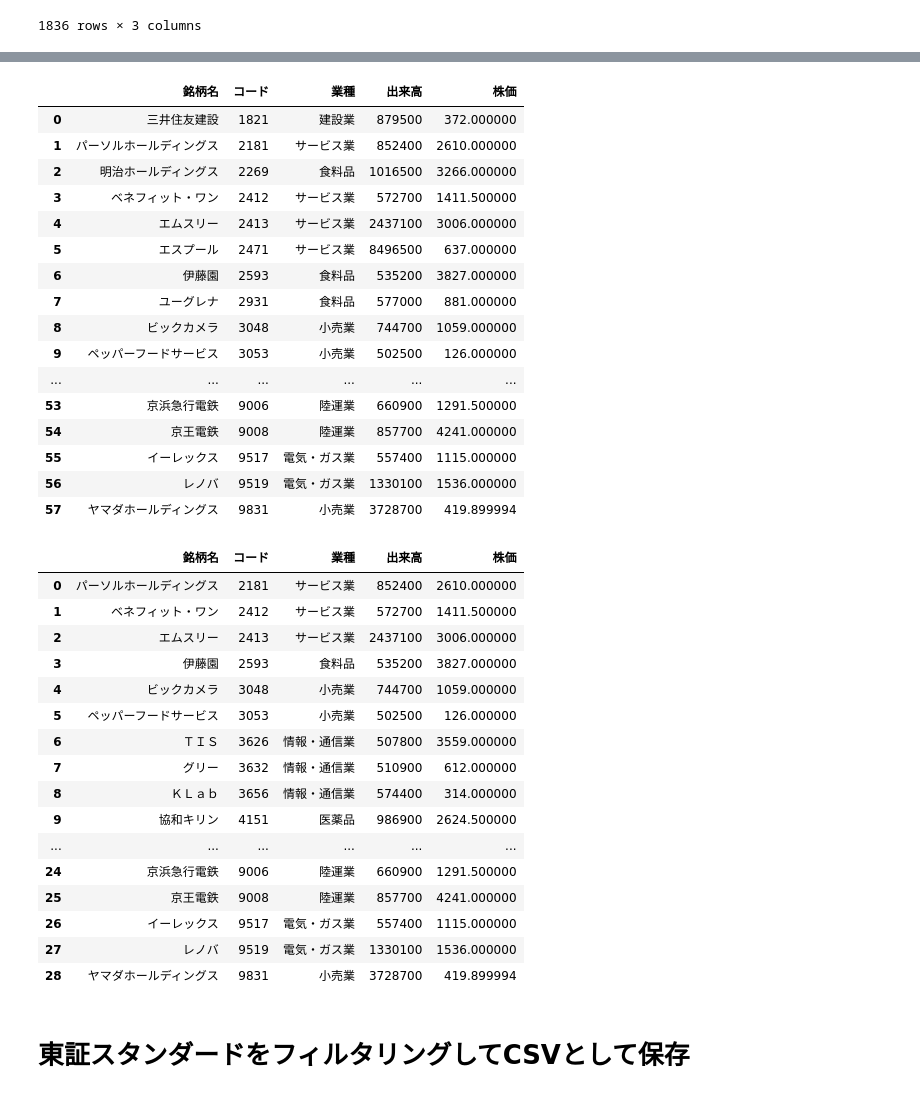
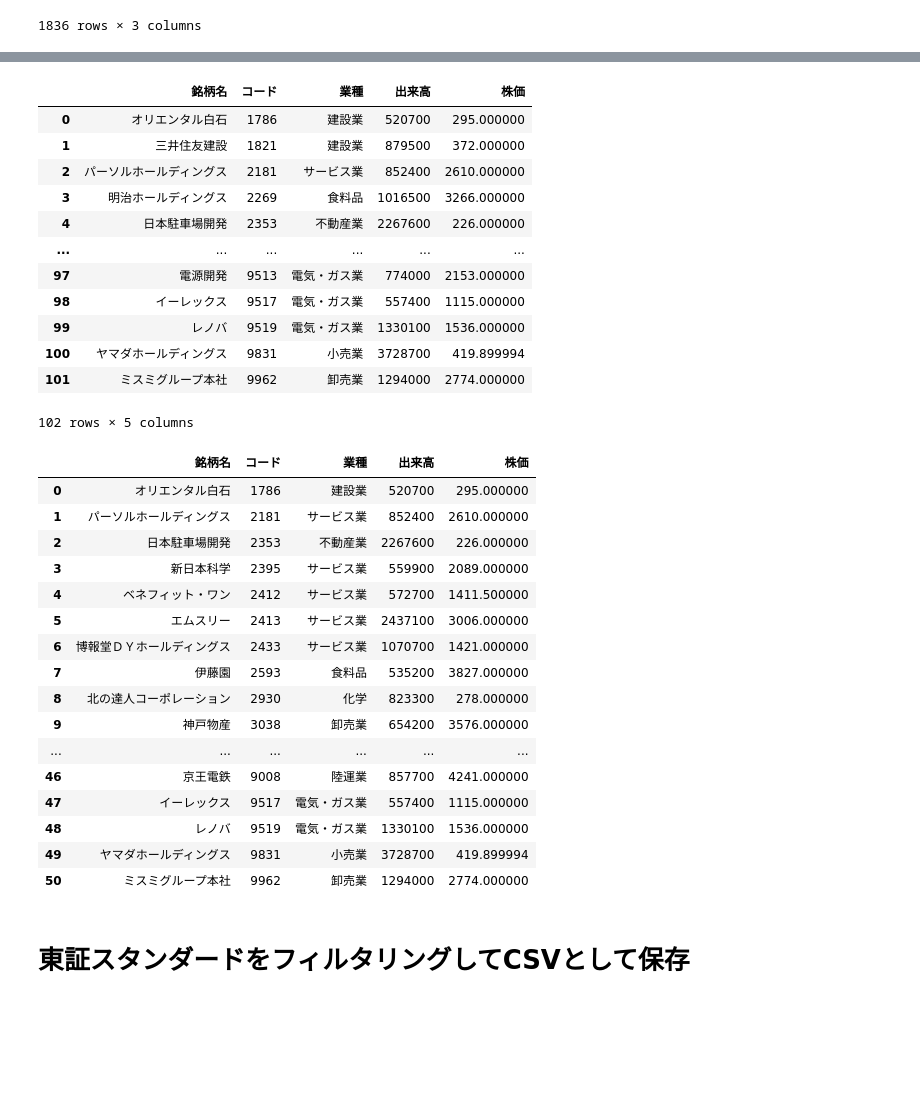
Before and after one commit to hirokimituya/book_create-profitable-AI-with-Python, a Jupyter notebook: technical_analysis/銘柄選定関数_csv保存.ipynb, the cells around one changed output, grey strips where cells are left out. Cells and saved outputs as stored; diff of their text form; code cells hidden in the pictures; blank space fills up the shorter version.

```diff
--- a/technical_analysis/銘柄選定関数_csv保存.ipynb
+++ b/technical_analysis/銘柄選定関数_csv保存.ipynb
@@ -390,47 +390,43 @@ filtered_perfect_order_week_day_tse_prime
 save_df_as_csv(filtered_perfect_order_week_day_tse_prime, '1_東証P_UPO')
 # %%
 # 株価情報が下降トレンドのパーフェクトオーダー（週足）かどうかの判断
-filtered_reverse_perfect_order_week_tse_prime = filtered_ticker(filtered_tse_prime, perfect_order={'mas': [5, 20, 60], 'period_type': 'W', 'reverse': True})
+filtered_reverse_perfect_order_week_tse_prime = filtered_ticker(filtered_tse_prime, perfect_order={'mas': [5, 20], 'period_type': 'W', 'reverse': True})
 filtered_reverse_perfect_order_week_tse_prime
 # %% [output]
 |  | 銘柄名 | コード | 業種 | 出来高 | 株価 |
-| 0 | 三井住友建設 | 1821 | 建設業 | 879500 | 372.000000 |
-| 1 | パーソルホールディングス | 2181 | サービス業 | 852400 | 2610.000000 |
-| 2 | 明治ホールディングス | 2269 | 食料品 | 1016500 | 3266.000000 |
-| 3 | ベネフィット・ワン | 2412 | サービス業 | 572700 | 1411.500000 |
-| 4 | エムスリー | 2413 | サービス業 | 2437100 | 3006.000000 |
-| 5 | エスプール | 2471 | サービス業 | 8496500 | 637.000000 |
-| 6 | 伊藤園 | 2593 | 食料品 | 535200 | 3827.000000 |
-| 7 | ユーグレナ | 2931 | 食料品 | 577000 | 881.000000 |
-| 8 | ビックカメラ | 3048 | 小売業 | 744700 | 1059.000000 |
-| 9 | ペッパーフードサービス | 3053 | 小売業 | 502500 | 126.000000 |
+| 0 | オリエンタル白石 | 1786 | 建設業 | 520700 | 295.000000 |
+| 1 | 三井住友建設 | 1821 | 建設業 | 879500 | 372.000000 |
+| 2 | パーソルホールディングス | 2181 | サービス業 | 852400 | 2610.000000 |
+| 3 | 明治ホールディングス | 2269 | 食料品 | 1016500 | 3266.000000 |
+| 4 | 日本駐車場開発 | 2353 | 不動産業 | 2267600 | 226.000000 |
 | ... | ... | ... | ... | ... | ... |
-| 53 | 京浜急行電鉄 | 9006 | 陸運業 | 660900 | 1291.500000 |
-| 54 | 京王電鉄 | 9008 | 陸運業 | 857700 | 4241.000000 |
-| 55 | イーレックス | 9517 | 電気・ガス業 | 557400 | 1115.000000 |
-| 56 | レノバ | 9519 | 電気・ガス業 | 1330100 | 1536.000000 |
-| 57 | ヤマダホールディングス | 9831 | 小売業 | 3728700 | 419.899994 |
+| 97 | 電源開発 | 9513 | 電気・ガス業 | 774000 | 2153.000000 |
+| 98 | イーレックス | 9517 | 電気・ガス業 | 557400 | 1115.000000 |
+| 99 | レノバ | 9519 | 電気・ガス業 | 1330100 | 1536.000000 |
+| 100 | ヤマダホールディングス | 9831 | 小売業 | 3728700 | 419.899994 |
+| 101 | ミスミグループ本社 | 9962 | 卸売業 | 1294000 | 2774.000000 |
+102 rows × 5 columns
 # %%
 # 株価情報が下降トレンドのパーフェクトオーダー（日足）かどうかの判断
 filtered_reverse_perfect_order_week_day_tse_prime = filtered_ticker(filtered_reverse_perfect_order_week_tse_prime, perfect_order={'mas': [5, 20, 60], 'reverse': True})
 filtered_reverse_perfect_order_week_day_tse_prime
 # %% [output]
 |  | 銘柄名 | コード | 業種 | 出来高 | 株価 |
-| 0 | パーソルホールディングス | 2181 | サービス業 | 852400 | 2610.000000 |
-| 1 | ベネフィット・ワン | 2412 | サービス業 | 572700 | 1411.500000 |
-| 2 | エムスリー | 2413 | サービス業 | 2437100 | 3006.000000 |
-| 3 | 伊藤園 | 2593 | 食料品 | 535200 | 3827.000000 |
-| 4 | ビックカメラ | 3048 | 小売業 | 744700 | 1059.000000 |
-| 5 | ペッパーフードサービス | 3053 | 小売業 | 502500 | 126.000000 |
-| 6 | ＴＩＳ | 3626 | 情報・通信業 | 507800 | 3559.000000 |
-| 7 | グリー | 3632 | 情報・通信業 | 510900 | 612.000000 |
-| 8 | ＫＬａｂ | 3656 | 情報・通信業 | 574400 | 314.000000 |
-| 9 | 協和キリン | 4151 | 医薬品 | 986900 | 2624.500000 |
+| 0 | オリエンタル白石 | 1786 | 建設業 | 520700 | 295.000000 |
+| 1 | パーソルホールディングス | 2181 | サービス業 | 852400 | 2610.000000 |
+| 2 | 日本駐車場開発 | 2353 | 不動産業 | 2267600 | 226.000000 |
+| 3 | 新日本科学 | 2395 | サービス業 | 559900 | 2089.000000 |
+| 4 | ベネフィット・ワン | 2412 | サービス業 | 572700 | 1411.500000 |
+| 5 | エムスリー | 2413 | サービス業 | 2437100 | 3006.000000 |
+| 6 | 博報堂ＤＹホールディングス | 2433 | サービス業 | 1070700 | 1421.000000 |
+| 7 | 伊藤園 | 2593 | 食料品 | 535200 | 3827.000000 |
+| 8 | 北の達人コーポレーション | 2930 | 化学 | 823300 | 278.000000 |
+| 9 | 神戸物産 | 3038 | 卸売業 | 654200 | 3576.000000 |
 | ... | ... | ... | ... | ... | ... |
-| 24 | 京浜急行電鉄 | 9006 | 陸運業 | 660900 | 1291.500000 |
-| 25 | 京王電鉄 | 9008 | 陸運業 | 857700 | 4241.000000 |
-| 26 | イーレックス | 9517 | 電気・ガス業 | 557400 | 1115.000000 |
-| 27 | レノバ | 9519 | 電気・ガス業 | 1330100 | 1536.000000 |
-| 28 | ヤマダホールディングス | 9831 | 小売業 | 3728700 | 419.899994 |
+| 46 | 京王電鉄 | 9008 | 陸運業 | 857700 | 4241.000000 |
+| 47 | イーレックス | 9517 | 電気・ガス業 | 557400 | 1115.000000 |
+| 48 | レノバ | 9519 | 電気・ガス業 | 1330100 | 1536.000000 |
+| 49 | ヤマダホールディングス | 9831 | 小売業 | 3728700 | 419.899994 |
+| 50 | ミスミグループ本社 | 9962 | 卸売業 | 1294000 | 2774.000000 |
 # %%
 # CSVファイル保存
```
Also changed, not shown: parts of 19 cells of this notebook.
